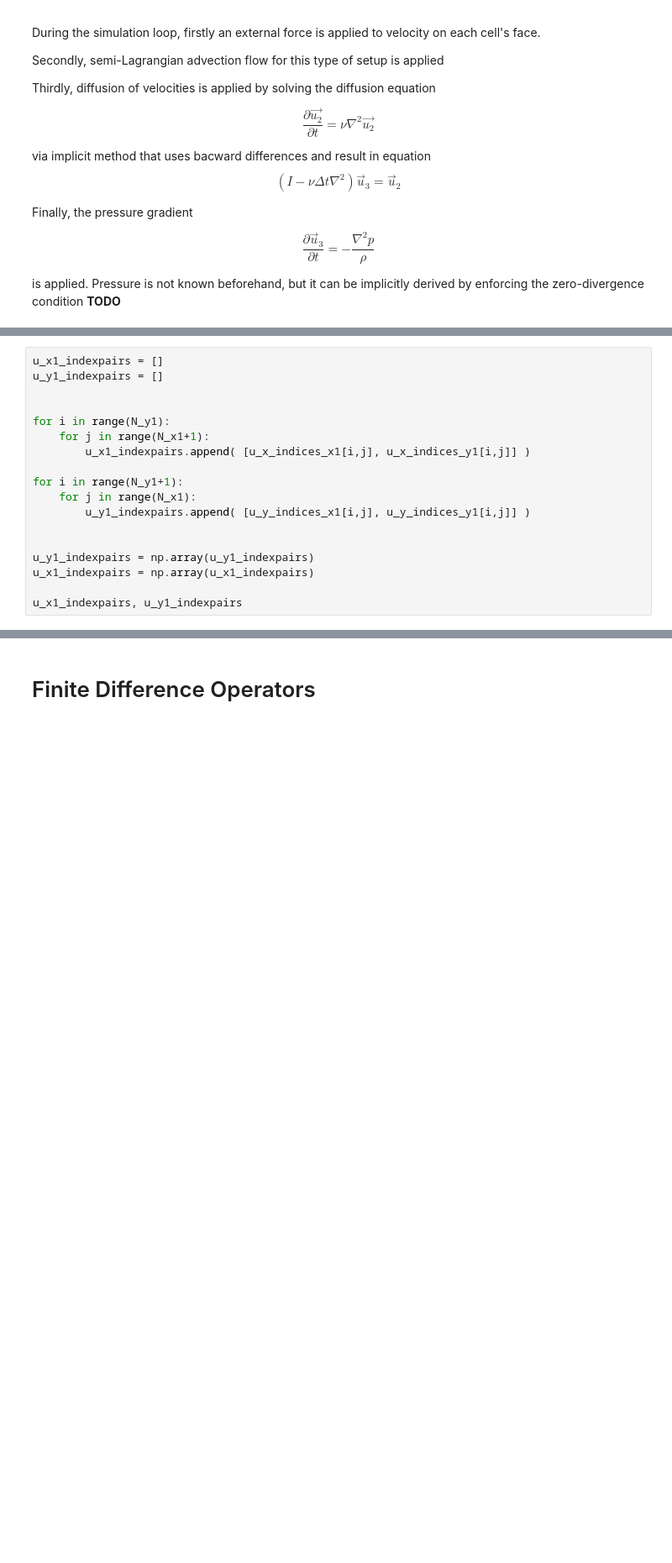
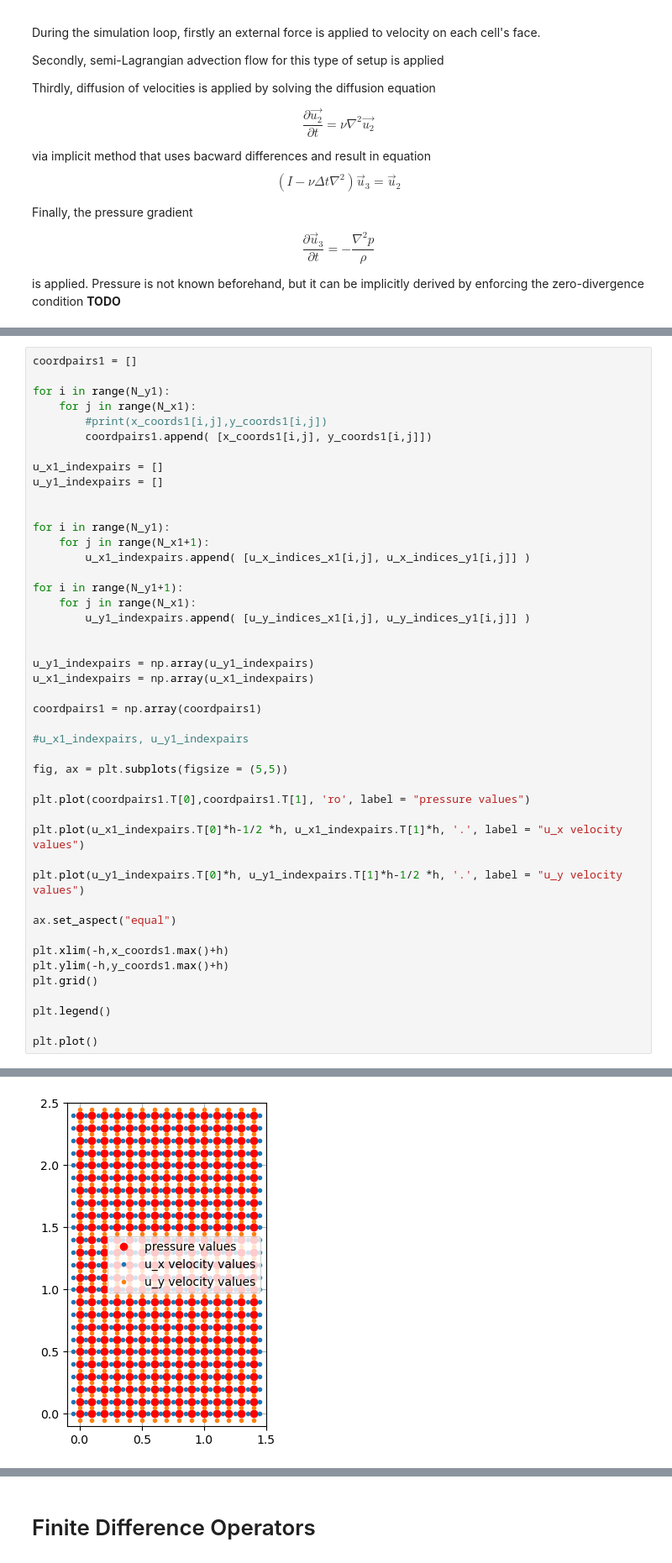
Before and after one commit to vapsik/Interactive_Fluid_Simulations, a Jupyter notebook: Prototypes/fluidsim-prototype_in_progress.ipynb, the cells around one changed output, grey strips where cells are left out. Shown at 84% size. Drawn from its saved outputs; the diff is of its cells as text; blank space fills up the shorter version.

```diff
--- a/Prototypes/fluidsim-prototype_in_progress.ipynb
+++ b/Prototypes/fluidsim-prototype_in_progress.ipynb
@@ -230,4 +212,11 @@ array([0. , 0.1, 0.2, 0. , 0.1, 0.2])
 # %%
+coordpairs1 = []
+
+for i in range(N_y1):
+    for j in range(N_x1):
+        #print(x_coords1[i,j],y_coords1[i,j])
+        coordpairs1.append( [x_coords1[i,j], y_coords1[i,j]])
+
 u_x1_indexpairs = []
 u_y1_indexpairs = []
 
@@ -244,5 +233,25 @@ for i in range(N_y1+1):
 u_y1_indexpairs = np.array(u_y1_indexpairs)
 u_x1_indexpairs = np.array(u_x1_indexpairs)
 
-u_x1_indexpairs, u_y1_indexpairs
+coordpairs1 = np.array(coordpairs1)
+
+#u_x1_indexpairs, u_y1_indexpairs
+
+fig, ax = plt.subplots(figsize = (5,5))
+
+plt.plot(coordpairs1.T[0],coordpairs1.T[1], 'ro', label = "pressure values")
+
+plt.plot(u_x1_indexpairs.T[0]*h-1/2 *h, u_x1_indexpairs.T[1]*h, '.', label = "u_x velocity values")
+
+plt.plot(u_y1_indexpairs.T[0]*h, u_y1_indexpairs.T[1]*h-1/2 *h, '.', label = "u_y velocity values")
+
+ax.set_aspect("equal")
+
+plt.xlim(-h,x_coords1.max()+h)
+plt.ylim(-h,y_coords1.max()+h)
+plt.grid()
+
+plt.legend()
+
+plt.plot()
 # %% [output]
@@ -265,0 +259 @@ u_x1_indexpairs, u_y1_indexpairs
+[figure, added]
```
Also changed, not shown: parts of 46 cells of this notebook, 1 other file.
